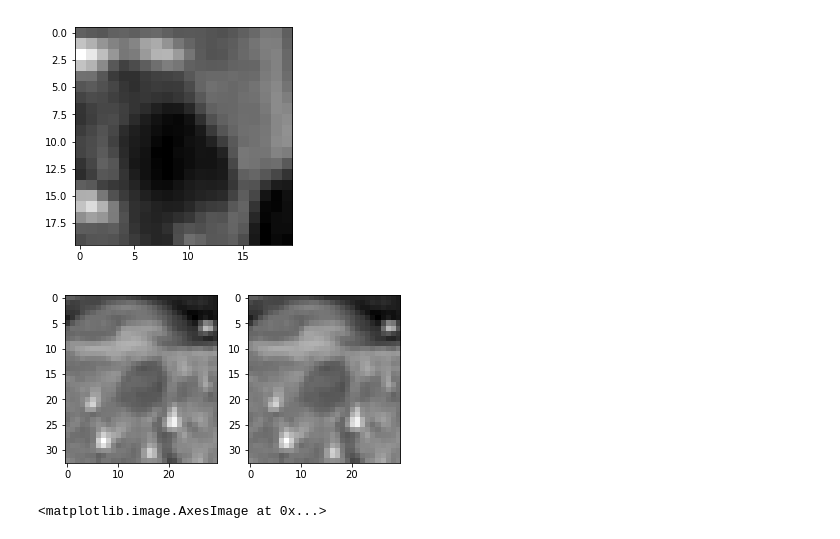
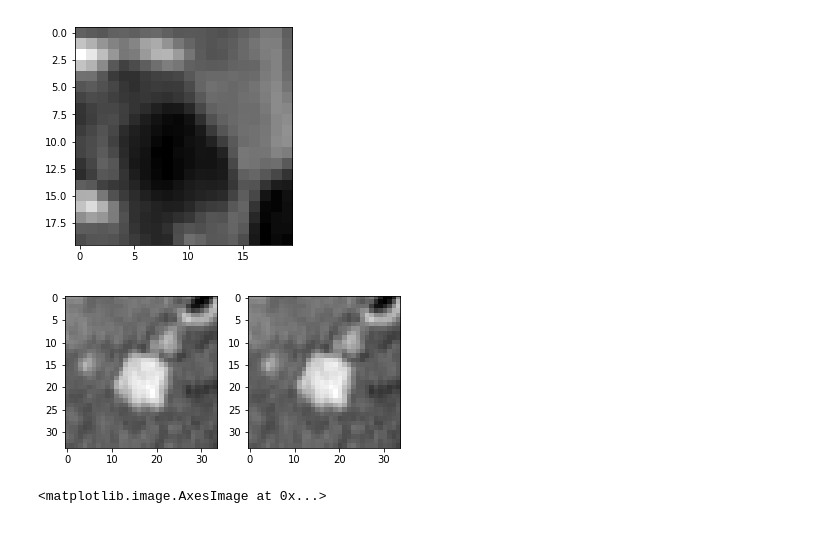
Before and after one commit to clintonjwang/cancer-staging, a Jupyter notebook: data-for-cls-only.ipynb, the cells around one changed output. Cells and saved outputs as stored; diff of their text form; code cells hidden in the pictures.

```diff
--- a/data-for-cls-only.ipynb
+++ b/data-for-cls-only.ipynb
@@ -168,11 +164,11 @@ def plot_section(img, df, pad=30):
                                 df['y2']+pad:df['y1']-pad:-1,
                                 (df['z1']+df['z2'])//2, 1], (1,0)), cmap='gray')
 # %%
-img_fn = "12296182.npy"
+img_fn = "E104657225.npy"
 img = np.load("full_imgs\\"+img_fn)
 plot_section(img, voi_df[voi_df["Filename"] == img_fn].iloc[0], pad=10)
 # %% [output]
-[figure, old version]
+[figure, new version]
 # %%
 plt.imshow(cropped_imgs[0][:,:,5,0], cmap='gray')
 # %% [output]
```
Also changed, not shown: parts of 1 cell of this notebook, 1 other file.
